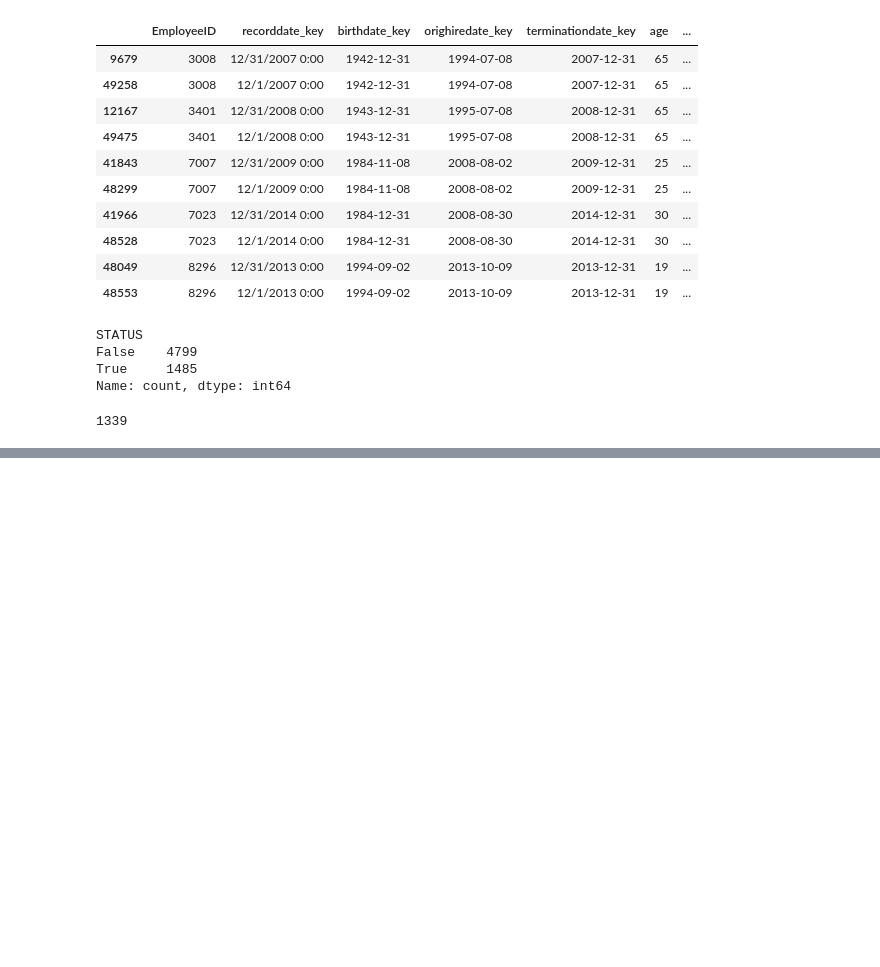
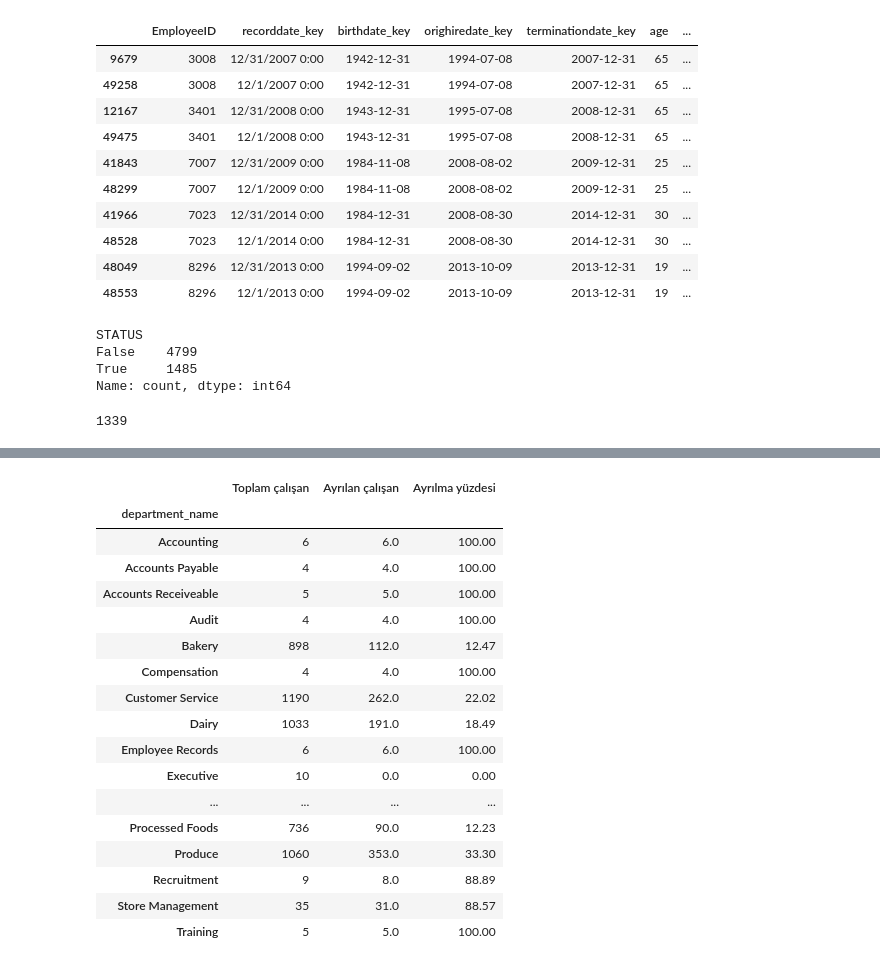
Before and after one commit to nazlican-engineer/Mercek, a Jupyter notebook: notebooks/01_analiz.ipynb, the cells around one changed output, grey strips where cells are left out. Drawn from its saved outputs; the diff is of its cells as text; code cells hidden in the pictures; blank space fills up the shorter version.

```diff
--- a/notebooks/01_analiz.ipynb
+++ b/notebooks/01_analiz.ipynb
@@ -195,0 +287,36 @@ len(active_ids & terminated_ids)
+# %%
+#ayrılan çalışanlar ile toplam çalışanların oranını hesaplıyoruz
+total = df.groupby("department_name")["EmployeeID"].nunique()
+
+left = departures.groupby("department_name")["EmployeeID"].nunique()
+
+rate = (left / total * 100).fillna(0)
+#hiç ayrılma kaydı olmayan departmanlar için 0 yüzdelik değer atıyoruz
+rate.sort_values(ascending=False)
+
+summary = pd.DataFrame({
+    "Toplam çalışan": total,
+    "Ayrılan çalışan": left,
+    "Ayrılma yüzdesi": rate
+})
+
+summary.fillna(0).round(2)
+# %% [output]
+|  | Toplam çalışan | Ayrılan çalışan | Ayrılma yüzdesi |
+| department_name |  |  |  |
+| Accounting | 6 | 6.0 | 100.00 |
+| Accounts Payable | 4 | 4.0 | 100.00 |
+| Accounts Receiveable | 5 | 5.0 | 100.00 |
+| Audit | 4 | 4.0 | 100.00 |
+| Bakery | 898 | 112.0 | 12.47 |
+| Compensation | 4 | 4.0 | 100.00 |
+| Customer Service | 1190 | 262.0 | 22.02 |
+| Dairy | 1033 | 191.0 | 18.49 |
+| Employee Records | 6 | 6.0 | 100.00 |
+| Executive | 10 | 0.0 | 0.00 |
+| ... | ... | ... | ... |
+| Processed Foods | 736 | 90.0 | 12.23 |
+| Produce | 1060 | 353.0 | 33.30 |
+| Recruitment | 9 | 8.0 | 88.89 |
+| Store Management | 35 | 31.0 | 88.57 |
+| Training | 5 | 5.0 | 100.00 |
```
Also changed, not shown: parts of 16 cells of this notebook.
